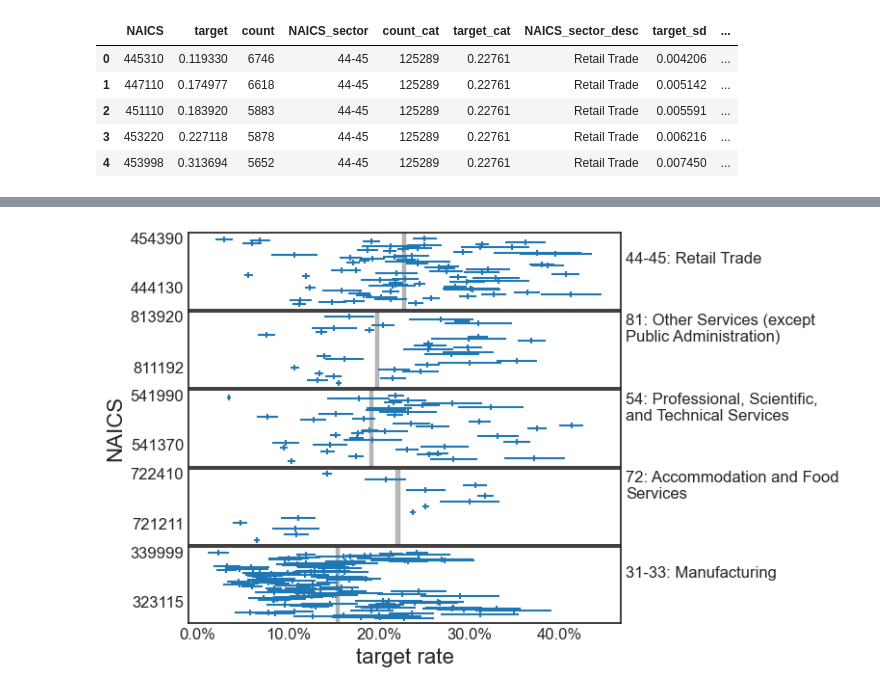
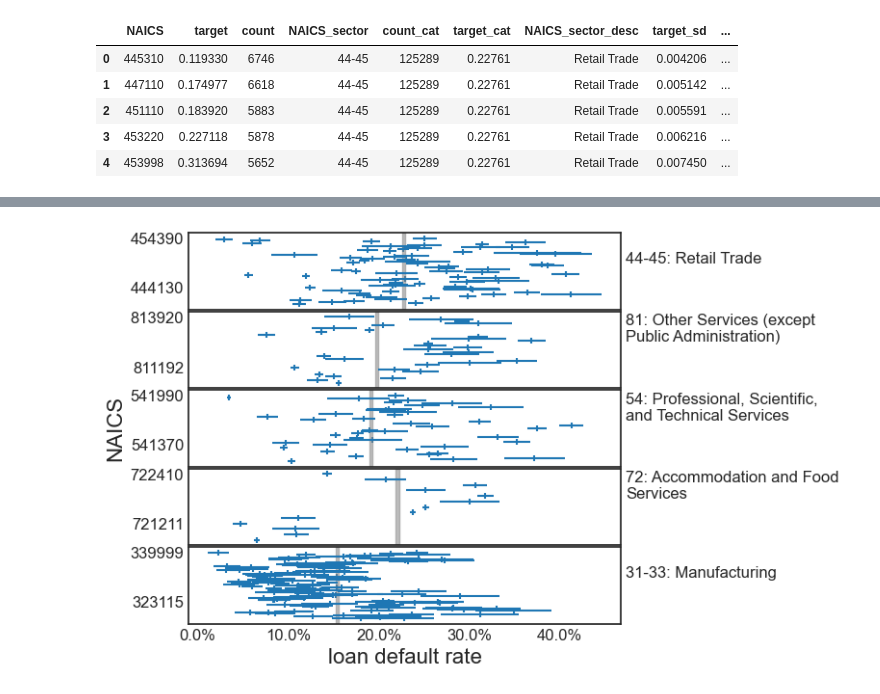
Before and after one commit to vla6/Blog_gnn_naics, a Jupyter notebook: 02_descriptives.ipynb, the cells around one changed output, grey strips where cells are left out. Cells and saved outputs as stored; diff of their text form; code cells hidden in the pictures.

```diff
--- a/02_descriptives.ipynb
+++ b/02_descriptives.ipynb
@@ -297,8 +301,8 @@ fig.savefig(Path(setup.temp_path).joinpath('02_PLOT_naics_counts_rates.png'),
 # %%
 # Plot higher volume NAICS
 plt.close()
-fig = sg_plot.naics_variance_plot(naics_info[naics_info['count'] > 150], num_sectors=5)
+fig = sg_plot.naics_variance_plot(naics_info[naics_info['count'] > 150], num_sectors=5, xlabel='loan default rate')
 fig.savefig(Path(setup.temp_path).joinpath('02_PLOT_naics_counts_rates_150.png'),
            bbox_inches='tight')
 # %% [output]
-[figure, old version]
+[figure, new version]
```
Also changed, not shown: parts of 52 cells of this notebook, 49 other files.
